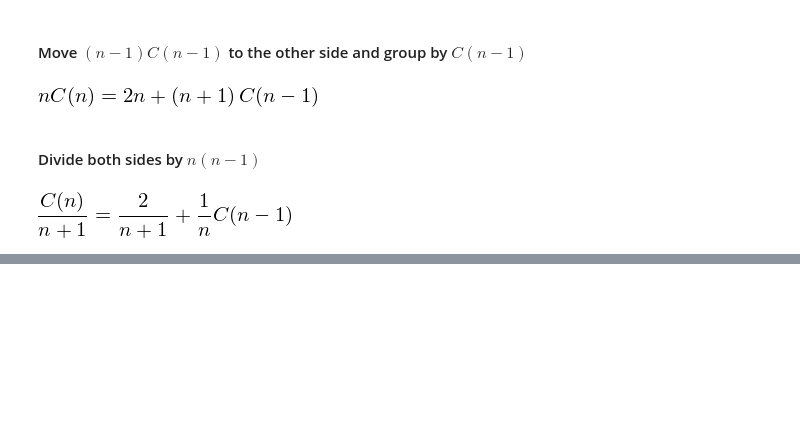
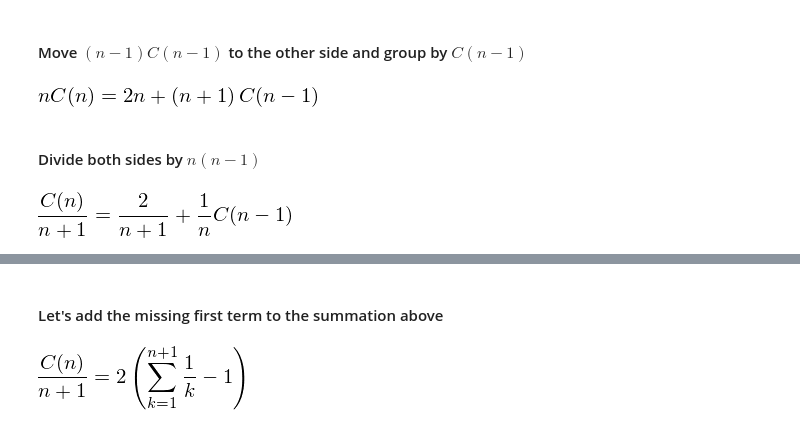
Before and after one commit to oddlord/uni, a Jupyter notebook: Progetto PAA.ipynb, the cells around one changed output, grey strips where cells are left out. Drawn from its saved outputs; the diff is of its cells as text; code cells hidden in the pictures; blank space fills up the shorter version.

```diff
--- a/Progetto PAA.ipynb
+++ b/Progetto PAA.ipynb
@@ -167,0 +196,14 @@ div_rec
+# %%
+def add_missing_first_term_subs(eq, old_sum):
+    sum_args = old_sum.args
+    f = sum_args[0]
+    indexes = sum_args[1]
+    new_sum = Sum(f, (indexes[0], indexes[1]-1, indexes[2])) - f.subs(indexes[0], indexes[1]-1)
+    return eq.subs(old_sum, new_sum)
+# %% [markdown]
+#### Let's add the missing first term to the summation above
+# %%
+div_rec_final3 = add_missing_first_term_subs(div_rec_final2, Sum(1/k, (k, 2, n+1))).factor()
+div_rec_final3
+# %% [output]
+[figure, added]
```
Also changed, not shown: parts of 13 cells of this notebook.
